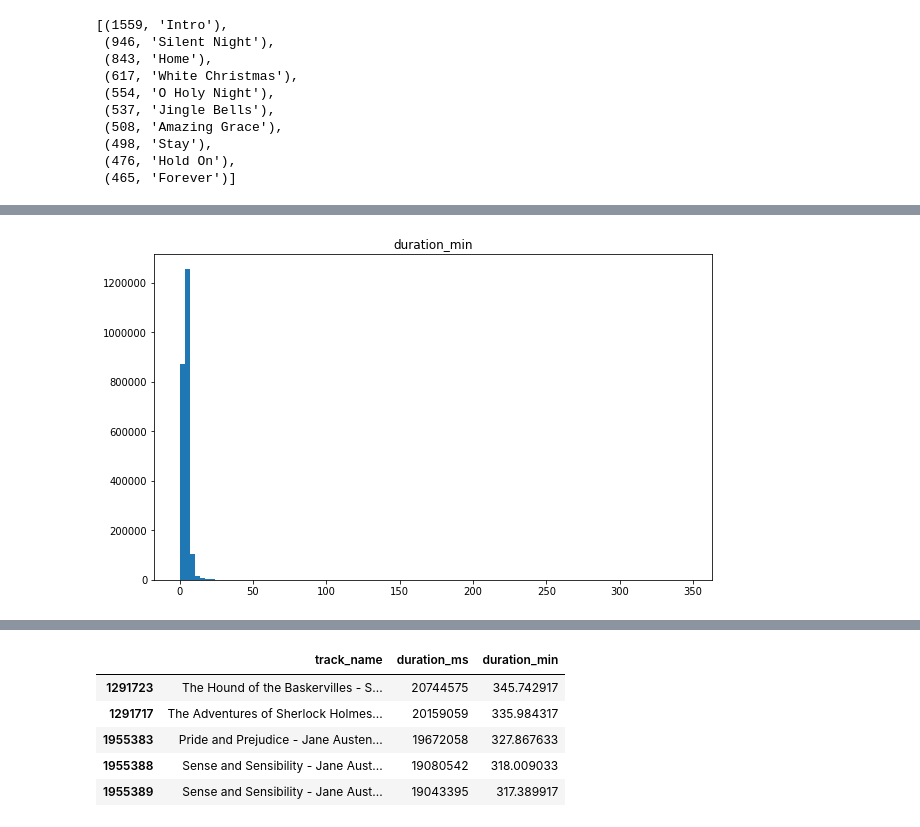
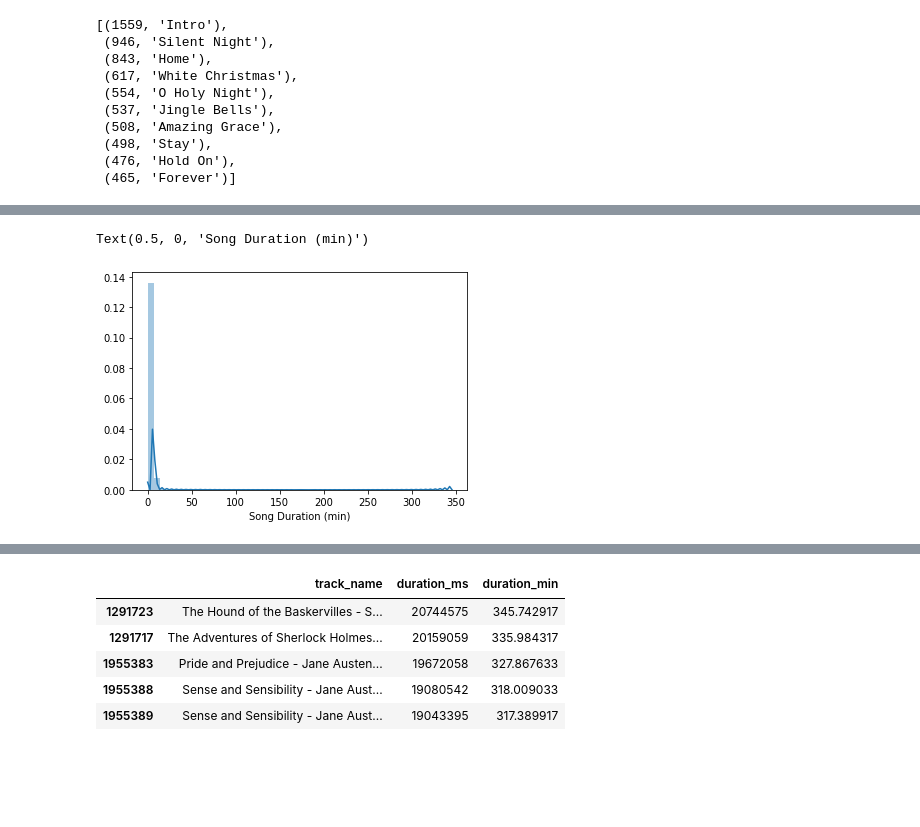
Before and after one commit to jamilla-az/spotify-recommender, a Jupyter notebook: notebook/eda-sqlite-db.ipynb, the cells around one changed output, grey strips where cells are left out. Saved outputs shown, nothing was run; the diff lists cells and outputs as text; code cells hidden in the pictures; blank space fills up the shorter version.

```diff
--- a/notebook/eda-sqlite-db.ipynb
+++ b/notebook/eda-sqlite-db.ipynb
@@ -310,6 +322,8 @@ cur.fetchall()
 df = pd.read_sql_query('SELECT track_name, duration_ms FROM songs',con)
 # %%
 df['duration_min'] = (df['duration_ms']/(1000*60))
-df.hist(column = 'duration_min',figsize = (10,6), grid = False, bins = 100);
+ax = sns.distplot(df['duration_min'])
+ax.set_xlabel('Song Duration (min)')
 # %% [output]
+Text(0.5, 0, 'Song Duration (min)')
-[figure, old version]
+[figure, new version]
```
Also changed, not shown: parts of 4 cells of this notebook.
